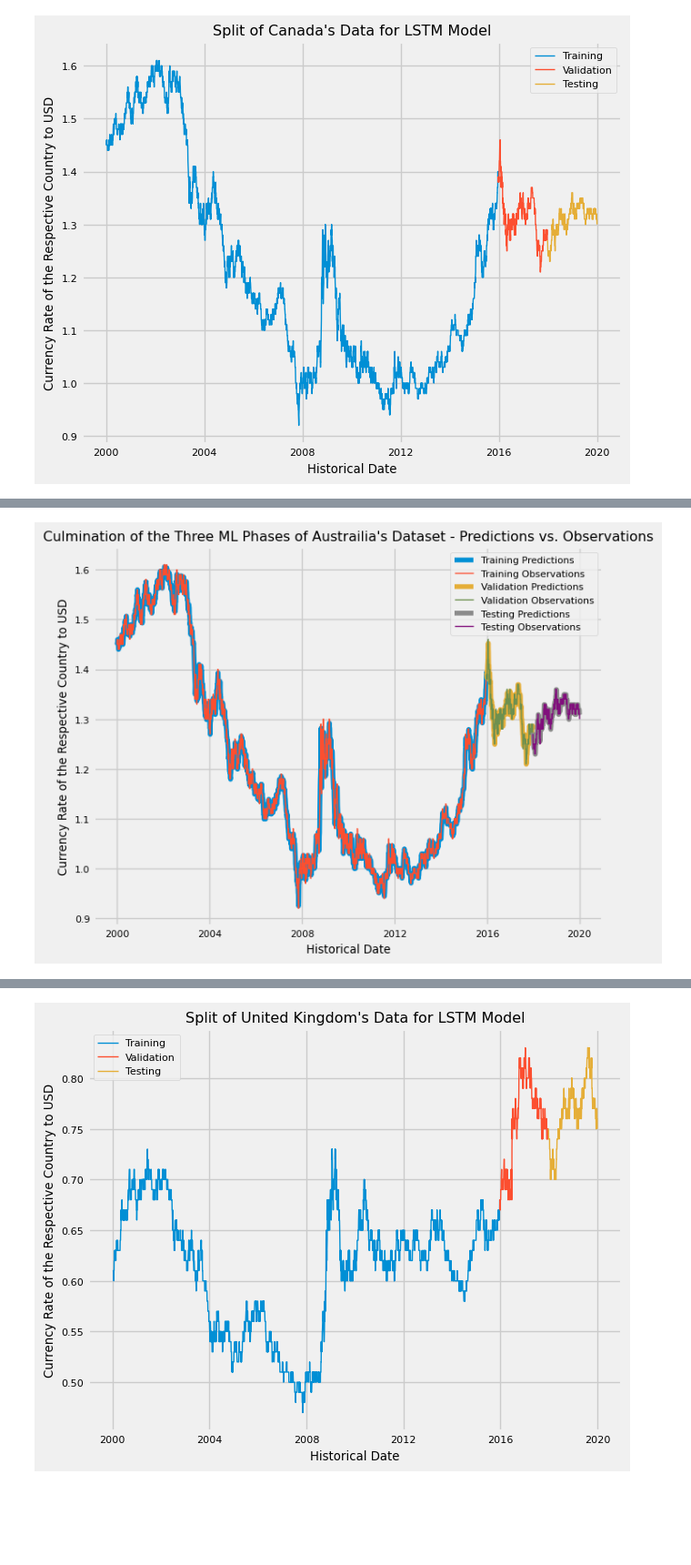
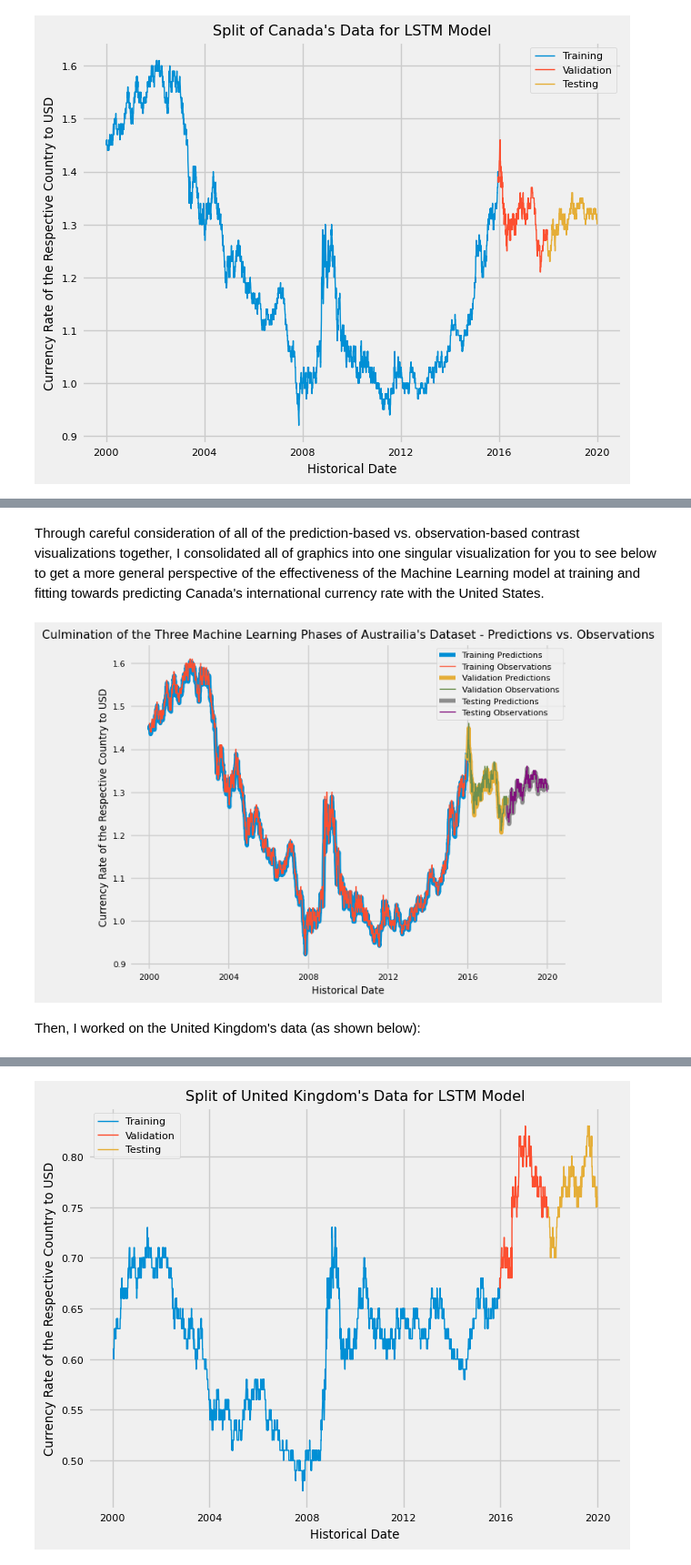
Before and after one commit to AndrewTran03/CS5805-ML1-FinalProject, a Jupyter notebook: International-Foreign-Exchange-Rates-Predictor-Blog-Post/index.ipynb, the cells around one changed output, grey strips where cells are left out. Shown at 91% size. Cells and saved outputs as stored; diff of their text form; code cells hidden in the pictures; blank space fills up the shorter version.

```diff
--- a/International-Foreign-Exchange-Rates-Predictor-Blog-Post/index.ipynb
+++ b/International-Foreign-Exchange-Rates-Predictor-Blog-Post/index.ipynb
@@ -584,5 +612,5 @@ plt.show()
 # %%
-# Configuring the ML Tensorflow Model for Canada
+# Configuring the Machine Learning Tensorflow Model for Canada
 canada_model = Sequential([layers.Input((3, 1)),
                     layers.LSTM(64),
                     layers.Dense(32, activation="relu"),
@@ -590,7 +618,7 @@ canada_model = Sequential([layers.Input((3, 1)),
                     layers.Dense(1)])
 
 canada_model.compile(loss="mse",
-              optimizer=Adam(learning_rate=0.0001),
+              optimizer=Adam(learning_rate=0.001),
               metrics=["mean_absolute_error"])
 
 canada_model.fit(X_canada_train, y_canada_train, validation_data=(X_canada_val, y_canada_val), epochs=100)
@@ -666,24 +693,28 @@ print("\n")
+# %% [markdown]
+Through careful consideration of all of the prediction-based vs. observation-based contrast visualizations together, I consolidated all of graphics into one singular visualization for you to see below to get a more general perspective of the effectiveness of the Machine Learning model at training and fitting towards predicting Canada's international currency rate with the United States.
 # %%
 # Plotting Canada's observational (reference) data with the predictions
-# of its ML Model (as a way to visually inspect the effectiveness of the model)
+# of its Machine Learning Model (as a way to visually inspect the effectiveness of the model)
 plt.plot(dates_canada_train, canada_train_pred, linewidth=4)
 plt.plot(dates_canada_train, y_canada_train, linewidth=1)
 plt.plot(dates_canada_val, canada_val_pred, linewidth=4)
 plt.plot(dates_canada_val, y_canada_val, linewidth=1)
 plt.plot(dates_canada_test, canada_test_pred, linewidth=4)
 plt.plot(dates_canada_test, y_canada_test, linewidth=1)
 
 plt.legend(["Training Predictions",
             "Training Observations",
             "Validation Predictions",
             "Validation Observations",
             "Testing Predictions",
             "Testing Observations"], loc="upper right")
 plt.rcParams["font.size"] = 8
 plt.tight_layout()
 plt.xlabel("Historical Date")
 plt.ylabel("Currency Rate of the Respective Country to USD")
-plt.title("Culmination of the Three ML Phases of Austrailia's Dataset - Predictions vs. Observations")
+plt.title("Culmination of the Three Machine Learning Phases of Austrailia's Dataset - Predictions vs. Observations")
 plt.show()
 # %% [output]
-[figure, old version]
+[figure, new version]
+# %% [markdown]
+Then, I worked on the United Kingdom's data (as shown below):
```
Also changed, not shown: parts of 54 cells of this notebook.
